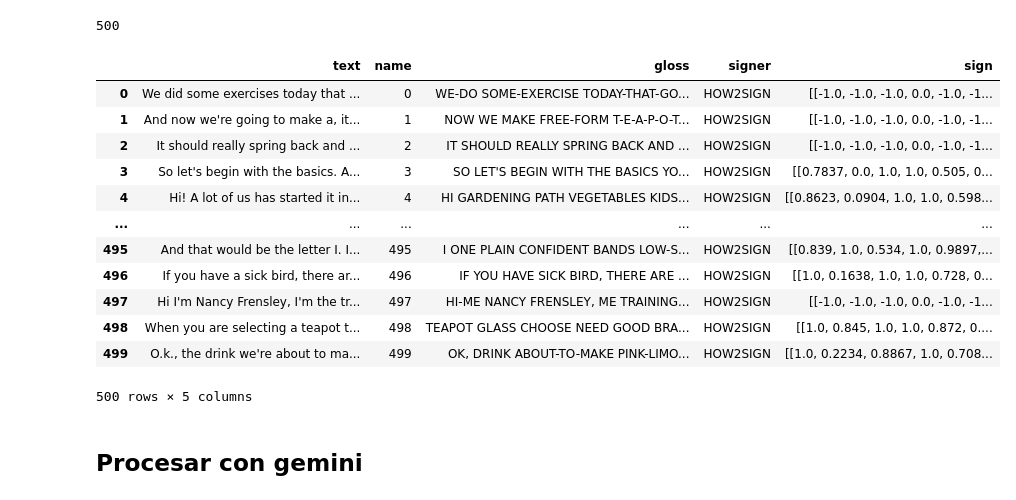
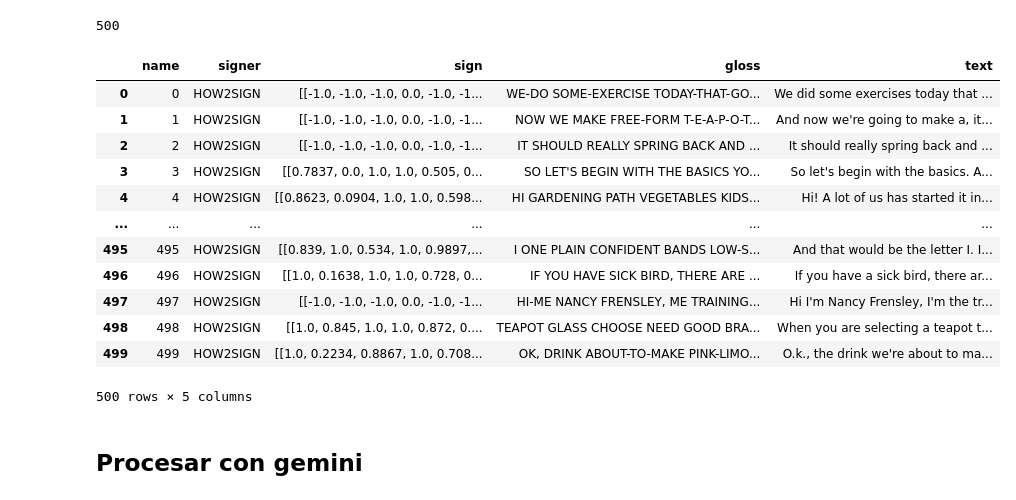
Before and after one commit to MatiasGrynfeld/slt, a Jupyter notebook: signjoey/create_dataset/create_dataset_file.ipynb, the cells around one changed output. Cells and saved outputs as stored; diff of their text form; code cells hidden in the pictures.

```diff
--- a/signjoey/create_dataset/create_dataset_file.ipynb
+++ b/signjoey/create_dataset/create_dataset_file.ipynb
@@ -9,7 +9,7 @@ import numpy as np
 import pandas as pd
 import os
 # %%
-df_videos = pd.read_csv("../../data/HOW2SIGN/how2sign.csv")
+df_videos = pd.read_csv("../../data/HOW2SIGN/raw/how2sign.csv")
 # %%
 puntos_folder = "../../data/HOW2SIGN/Points"
 files = [puntos_folder + "/" + file for file in os.listdir(puntos_folder)]
@@ -43,22 +43,24 @@ new_cols = {
     "points": "sign"
 }
 df_videos = df_videos.rename(columns=new_cols).sort_values(["name"])
-# %%
-df_videos
-# %% [output]
-|  | text | name | gloss | signer | sign |
-| 0 | We did some exercises today that ... | 0 | WE-DO SOME-EXERCISE TODAY-THAT-GO... | HOW2SIGN | [[-1.0, -1.0, -1.0, 0.0, -1.0, -1... |
-| 1 | And now we're going to make a, it... | 1 | NOW WE MAKE FREE-FORM T-E-A-P-O-T... | HOW2SIGN | [[-1.0, -1.0, -1.0, 0.0, -1.0, -1... |
-| 2 | It should really spring back and ... | 2 | IT SHOULD REALLY SPRING BACK AND ... | HOW2SIGN | [[-1.0, -1.0, -1.0, 0.0, -1.0, -1... |
-| 3 | So let's begin with the basics. A... | 3 | SO LET'S BEGIN WITH THE BASICS YO... | HOW2SIGN | [[0.7837, 0.0, 1.0, 1.0, 0.505, 0... |
-| 4 | Hi! A lot of us has started it in... | 4 | HI GARDENING PATH VEGETABLES KIDS... | HOW2SIGN | [[0.8623, 0.0904, 1.0, 1.0, 0.598... |
-| ... | ... | ... | ... | ... | ... |
-| 495 | And that would be the letter I. I... | 495 | I ONE PLAIN CONFIDENT BANDS LOW-S... | HOW2SIGN | [[0.839, 1.0, 0.534, 1.0, 0.9897,... |
-| 496 | If you have a sick bird, there ar... | 496 | IF YOU HAVE SICK BIRD, THERE ARE ... | HOW2SIGN | [[1.0, 0.1638, 1.0, 1.0, 0.728, 0... |
-| 497 | Hi I'm Nancy Frensley, I'm the tr... | 497 | HI-ME NANCY FRENSLEY, ME TRAINING... | HOW2SIGN | [[-1.0, -1.0, -1.0, 0.0, -1.0, -1... |
-| 498 | When you are selecting a teapot t... | 498 | TEAPOT GLASS CHOOSE NEED GOOD BRA... | HOW2SIGN | [[1.0, 0.845, 1.0, 1.0, 0.872, 0.... |
-| 499 | O.k., the drink we're about to ma... | 499 | OK, DRINK ABOUT-TO-MAKE PINK-LIMO... | HOW2SIGN | [[1.0, 0.2234, 0.8867, 1.0, 0.708... |
-500 rows × 5 columns
+# %%
+new_column_order = ["name", "signer", "sign", "gloss", "text"]
+df_videos = df_videos[new_column_order]
+df_videos
+# %% [output]
+|  | name | signer | sign | gloss | text |
+| 0 | 0 | HOW2SIGN | [[-1.0, -1.0, -1.0, 0.0, -1.0, -1... | WE-DO SOME-EXERCISE TODAY-THAT-GO... | We did some exercises today that ... |
+| 1 | 1 | HOW2SIGN | [[-1.0, -1.0, -1.0, 0.0, -1.0, -1... | NOW WE MAKE FREE-FORM T-E-A-P-O-T... | And now we're going to make a, it... |
+| 2 | 2 | HOW2SIGN | [[-1.0, -1.0, -1.0, 0.0, -1.0, -1... | IT SHOULD REALLY SPRING BACK AND ... | It should really spring back and ... |
+| 3 | 3 | HOW2SIGN | [[0.7837, 0.0, 1.0, 1.0, 0.505, 0... | SO LET'S BEGIN WITH THE BASICS YO... | So let's begin with the basics. A... |
+| 4 | 4 | HOW2SIGN | [[0.8623, 0.0904, 1.0, 1.0, 0.598... | HI GARDENING PATH VEGETABLES KIDS... | Hi! A lot of us has started it in... |
+| ... | ... | ... | ... | ... | ... |
+| 495 | 495 | HOW2SIGN | [[0.839, 1.0, 0.534, 1.0, 0.9897,... | I ONE PLAIN CONFIDENT BANDS LOW-S... | And that would be the letter I. I... |
+| 496 | 496 | HOW2SIGN | [[1.0, 0.1638, 1.0, 1.0, 0.728, 0... | IF YOU HAVE SICK BIRD, THERE ARE ... | If you have a sick bird, there ar... |
+| 497 | 497 | HOW2SIGN | [[-1.0, -1.0, -1.0, 0.0, -1.0, -1... | HI-ME NANCY FRENSLEY, ME TRAINING... | Hi I'm Nancy Frensley, I'm the tr... |
+| 498 | 498 | HOW2SIGN | [[1.0, 0.845, 1.0, 1.0, 0.872, 0.... | TEAPOT GLASS CHOOSE NEED GOOD BRA... | When you are selecting a teapot t... |
+| 499 | 499 | HOW2SIGN | [[1.0, 0.2234, 0.8867, 1.0, 0.708... | OK, DRINK ABOUT-TO-MAKE PINK-LIMO... | O.k., the drink we're about to ma... |
+500 rows × 5 columns
 # %% [markdown]
 ## Procesar con gemini
 # %%
```
Also changed, not shown: parts of 10 cells of this notebook.
